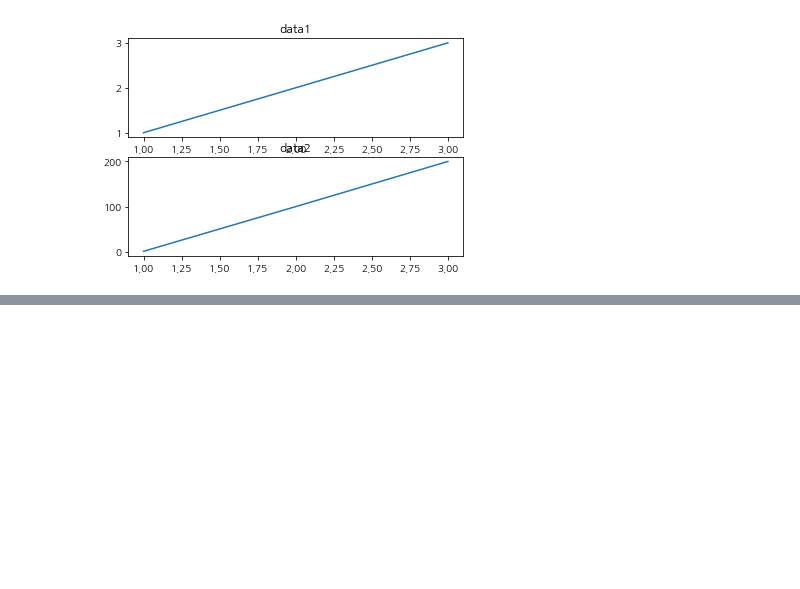
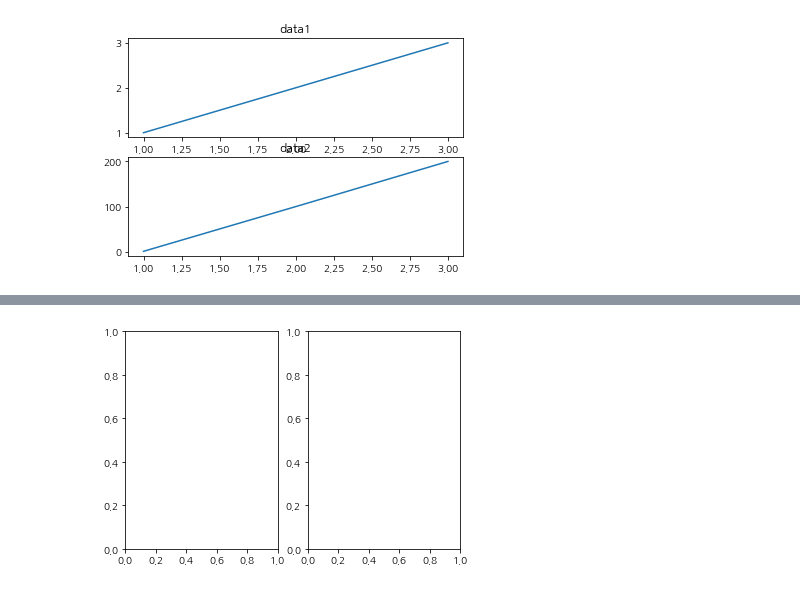
Before and after one commit to hitzza/git-practice-python, a Jupyter notebook: ex/fastcamp/plt.ipynb, the cells around one changed output, grey strips where cells are left out. Cells and saved outputs as stored; diff of their text form; code cells hidden in the pictures; blank space fills up the shorter version.

```diff
--- a/ex/fastcamp/plt.ipynb
+++ b/ex/fastcamp/plt.ipynb
@@ -143,0 +159,5 @@ Text(0.5, 1.0, 'data2')
+# %%
+#subplots를 이용한 방법
+fig,axe1 =plt.subplots(nrows=1, ncols=2)
+# %% [output]
+[figure, added]
```
Also changed, not shown: parts of 9 cells of this notebook, 4 other files.
